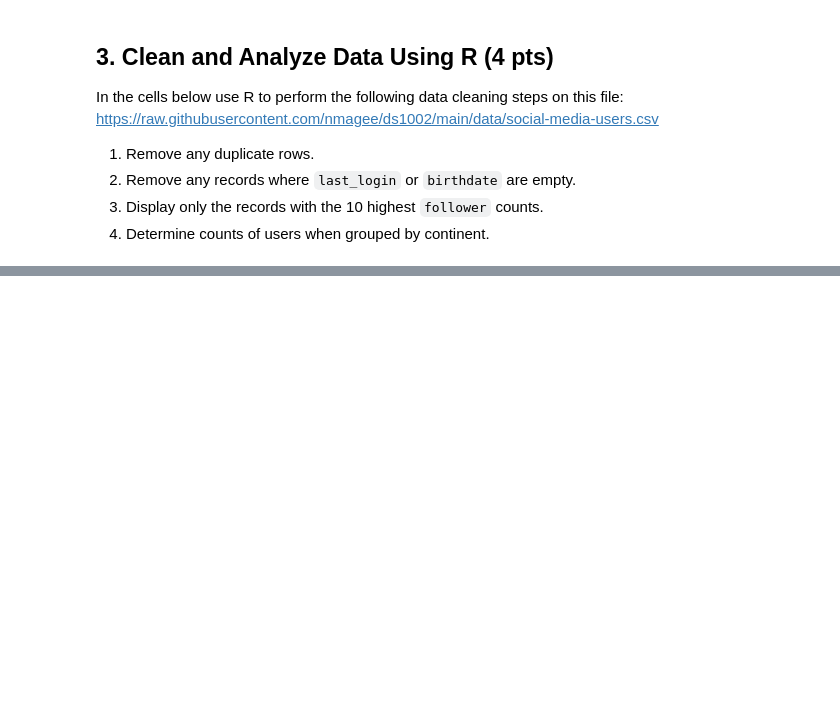
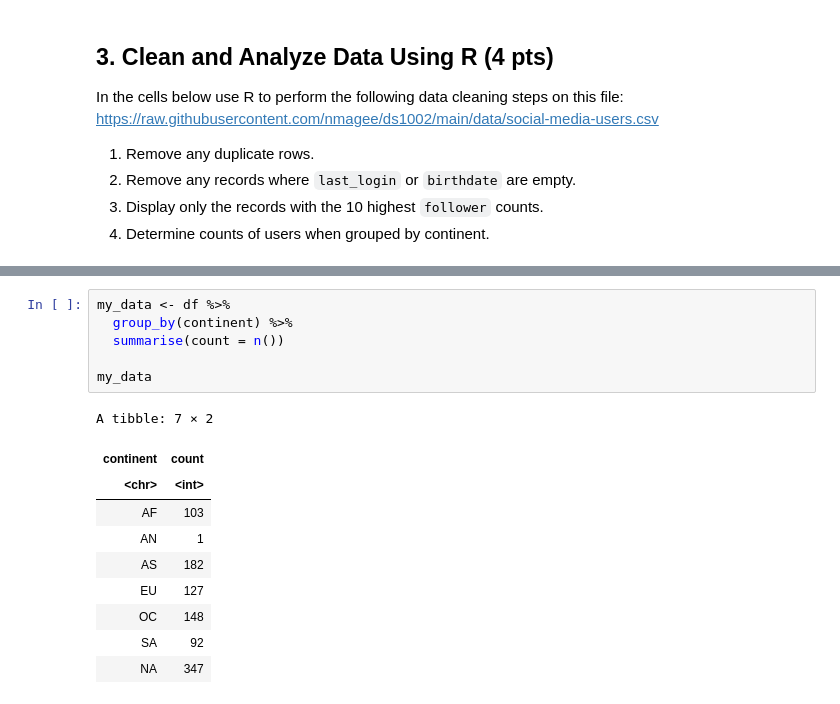
Before and after one commit to ArnavPabby/ds1002-ncn6dt, a Jupyter notebook: homework/week-15.ipynb, the cells around one changed output, grey strips where cells are left out. Saved outputs shown, nothing was run; the diff lists cells and outputs as text; blank space fills up the shorter version.

```diff
--- a/homework/week-15.ipynb
+++ b/homework/week-15.ipynb
@@ -86,0 +143,17 @@ https://raw.githubusercontent.com/nmagee/ds1002/main/data/social-media-users.csv
+# %%
+my_data <- df %>%
+  group_by(continent) %>%
+  summarise(count = n())
+
+my_data
+# %% [output]
+A tibble: 7 × 2
+| continent | count |
+| <chr> | <int> |
+| AF | 103 |
+| AN | 1 |
+| AS | 182 |
+| EU | 127 |
+| OC | 148 |
+| SA | 92 |
+| NA | 347 |
```
Also changed, not shown: parts of 13 cells of this notebook.
